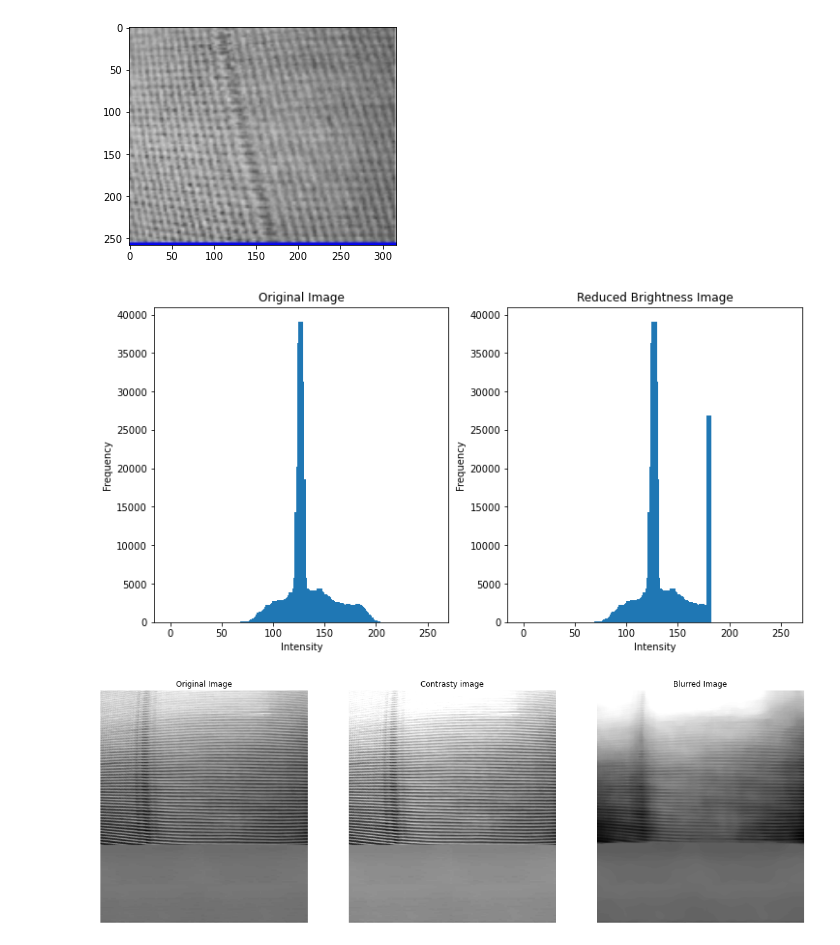
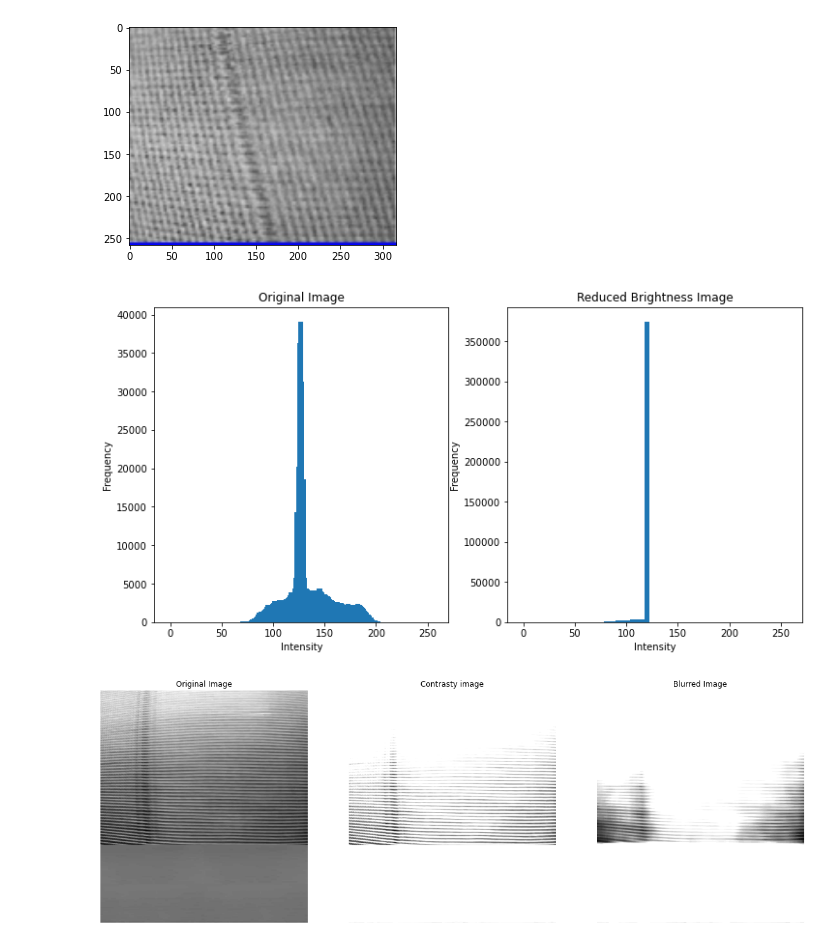
Before and after one commit to adityagupta-apg/knitsmart, a Jupyter notebook: practice.ipynb, the cells around one changed output. Drawn from its saved outputs; the diff is of its cells as text; code cells hidden in the pictures.

```diff
--- a/practice.ipynb
+++ b/practice.ipynb
@@ -306,36 +293,36 @@ def plot_hist(old_image, new_image, title_old="Original Image", title_new="New I
 image = cv2.imread(r'c:\Users\Aditya\Downloads\Knitsmartdata\test_dataset\Minor_default\6.jpg', cv2.IMREAD_GRAYSCALE)
 
 # Adjust the brightness using a threshold
-_, reduced_brightness = cv2.threshold(image, 180, 220, cv2.THRESH_TRUNC)
+_, reduced_brightness = cv2.threshold(image, 120, 220, cv2.THRESH_TRUNC)
 
 # Apply a median blur
 blurred = cv2.medianBlur(reduced_brightness, 25)
 
 # Plot histograms of the original and processed images
 plot_hist(image, reduced_brightness, title_old="Original Image", title_new="Reduced Brightness Image")
 
 # Display the original, brightness reduced, and blurred images
 plt.figure(figsize=(20, 20))
 
 # Correctly display the original image
 plt.subplot(131)
 plt.imshow(image, cmap='gray')
 plt.title('Original Image')
 plt.axis('off')
 
 # Correctly display the brightness reduced image
 plt.subplot(132)
 plt.imshow(reduced_brightness, cmap='gray')
 plt.title('Contrasty image')
 plt.axis('off')
 
 # Correctly display the blurred image
 plt.subplot(133)
 plt.imshow(blurred, cmap='gray')
 plt.title('Blurred Image')
 plt.axis('off')
 
 plt.show()
 # %% [output]
-[figure, old version]
+[figure, new version]
-[figure, old version]
+[figure, new version]
```
Also changed, not shown: parts of 5 cells of this notebook.
